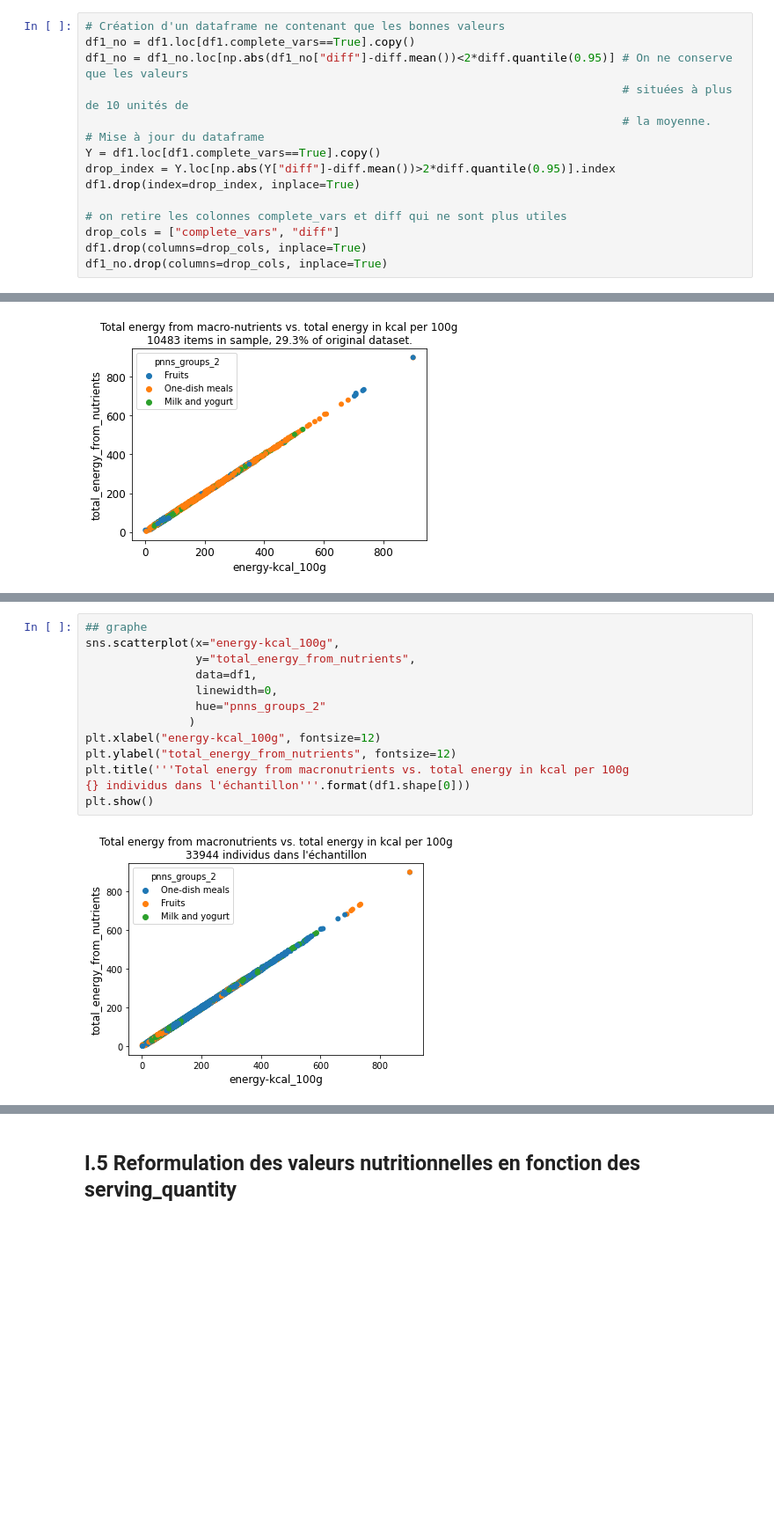
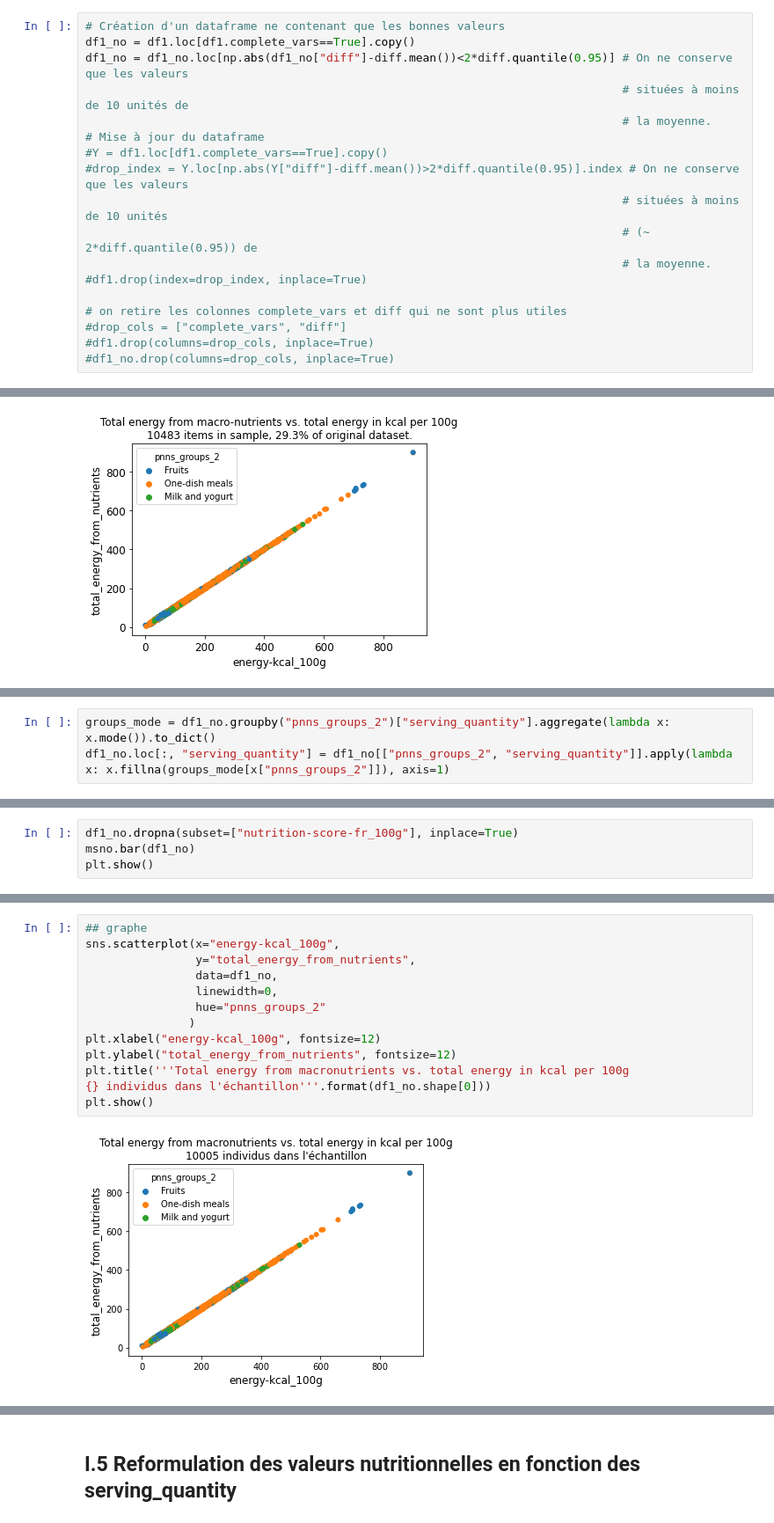
Before and after one commit to OlivierLegrand/P7, a Jupyter notebook: P3/PSanté_notebookpresentation.ipynb, the cells around one changed output, grey strips where cells are left out. Shown at 88% size. Cells and saved outputs as stored; diff of their text form; blank space fills up the shorter version.

```diff
--- a/P3/PSanté_notebookpresentation.ipynb
+++ b/P3/PSanté_notebookpresentation.ipynb
@@ -342,17 +342,20 @@ Name: diff, dtype: float64
 # Création d'un dataframe ne contenant que les bonnes valeurs
 df1_no = df1.loc[df1.complete_vars==True].copy()
 df1_no = df1_no.loc[np.abs(df1_no["diff"]-diff.mean())<2*diff.quantile(0.95)] # On ne conserve que les valeurs
-                                                                              # situées à plus de 10 unités de
+                                                                              # situées à moins de 10 unités de
                                                                               # la moyenne.
 # Mise à jour du dataframe
-Y = df1.loc[df1.complete_vars==True].copy()
-drop_index = Y.loc[np.abs(Y["diff"]-diff.mean())>2*diff.quantile(0.95)].index
-df1.drop(index=drop_index, inplace=True)
+#Y = df1.loc[df1.complete_vars==True].copy()
+#drop_index = Y.loc[np.abs(Y["diff"]-diff.mean())>2*diff.quantile(0.95)].index # On ne conserve que les valeurs
+                                                                              # situées à moins de 10 unités
+                                                                              # (~ 2*diff.quantile(0.95)) de
+                                                                              # la moyenne.
+#df1.drop(index=drop_index, inplace=True)
 
 # on retire les colonnes complete_vars et diff qui ne sont plus utiles
-drop_cols = ["complete_vars", "diff"]
-df1.drop(columns=drop_cols, inplace=True)
-df1_no.drop(columns=drop_cols, inplace=True)
+#drop_cols = ["complete_vars", "diff"]
+#df1.drop(columns=drop_cols, inplace=True)
+#df1_no.drop(columns=drop_cols, inplace=True)
 # %%
 ## graphe
 
@@ -444,0 +391,3 @@ df1.drop(index=drop_index, inplace=True)
+# %%
+groups_mode = df1_no.groupby("pnns_groups_2")["serving_quantity"].aggregate(lambda x: x.mode()).to_dict()
+df1_no.loc[:, "serving_quantity"] = df1_no[["pnns_groups_2", "serving_quantity"]].apply(lambda x: x.fillna(groups_mode[x["pnns_groups_2"]]), axis=1)
@@ -444,0 +399,4 @@ df1.drop(index=drop_index, inplace=True)
+# %%
+df1_no.dropna(subset=["nutrition-score-fr_100g"], inplace=True)
+msno.bar(df1_no)
+plt.show()
@@ -445,15 +405,15 @@ df1.drop(index=drop_index, inplace=True)
 # %%
 ## graphe
 sns.scatterplot(x="energy-kcal_100g",
                 y="total_energy_from_nutrients",
-                data=df1,
+                data=df1_no,
                 linewidth=0,
                 hue="pnns_groups_2"
                )
 plt.xlabel("energy-kcal_100g", fontsize=12)
 plt.ylabel("total_energy_from_nutrients", fontsize=12)
 plt.title('''Total energy from macronutrients vs. total energy in kcal per 100g
-{} individus dans l'échantillon'''.format(df1.shape[0]))
+{} individus dans l'échantillon'''.format(df1_no.shape[0]))
 plt.show()
 # %% [output]
-[figure, old version]
+[figure, new version]
```
Also changed, not shown: parts of 45 cells of this notebook.
